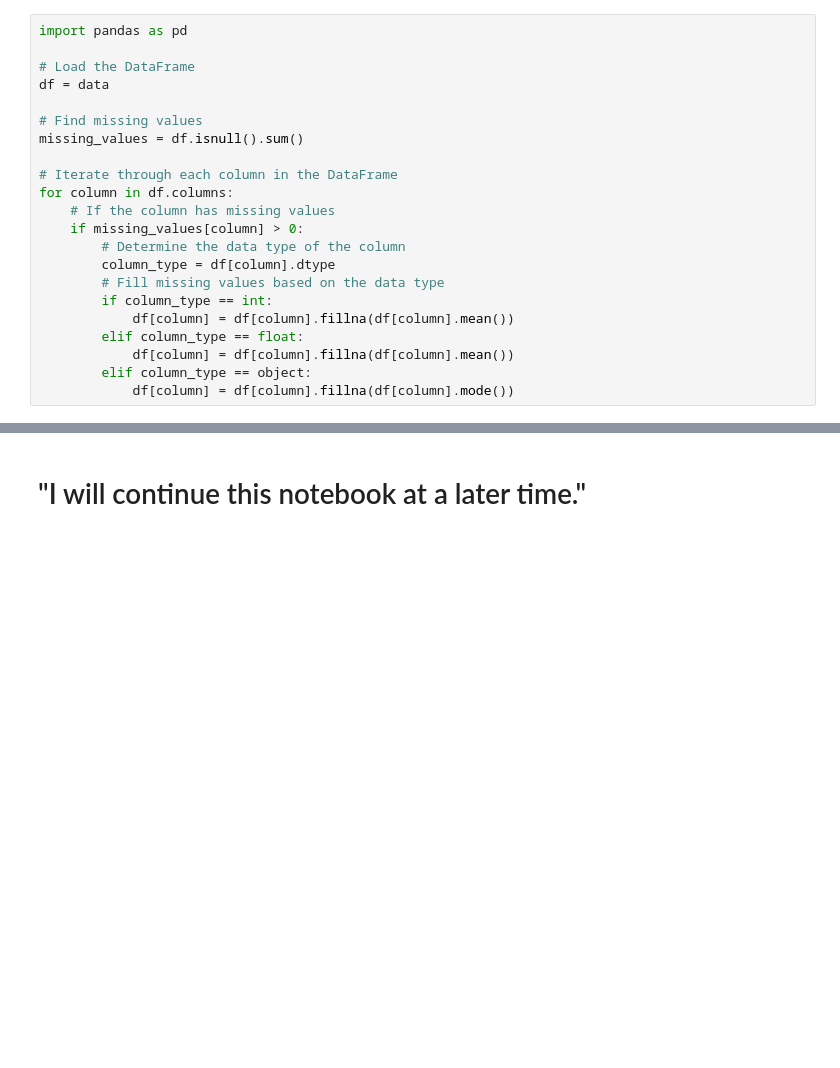
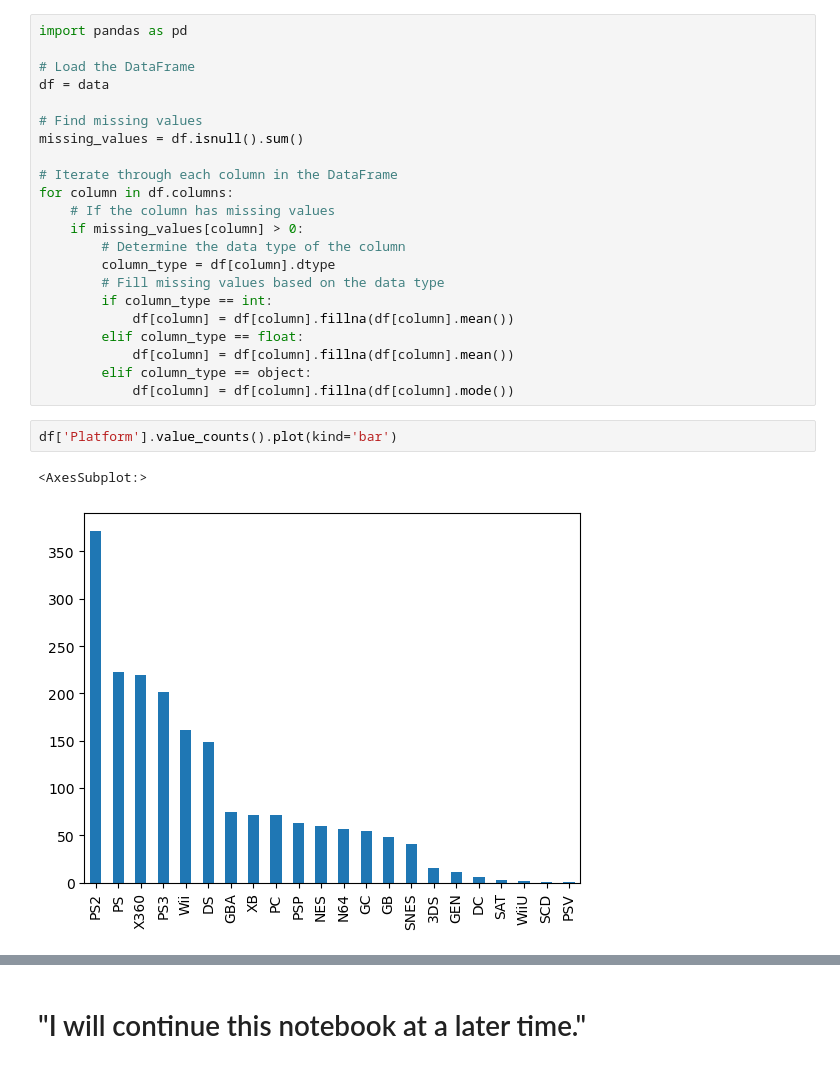
Before and after one commit to amalsalilan/Discovering-Hidden-Trends-in-Global-Video-Games, a Jupyter notebook: Notebook.ipynb, the cells around one changed output, grey strips where cells are left out. Saved outputs shown, nothing was run; the diff lists cells and outputs as text; blank space fills up the shorter version.

```diff
--- a/Notebook.ipynb
+++ b/Notebook.ipynb
@@ -53,3 +77,8 @@ for column in df.columns:
             df[column] = df[column].fillna(df[column].mean())
         elif column_type == object:
             df[column] = df[column].fillna(df[column].mode())
+# %%
+df['Platform'].value_counts().plot(kind='bar')
+# %% [output]
+<AxesSubplot:>
+[figure, added]
```
Also changed, not shown: parts of 4 cells of this notebook.
